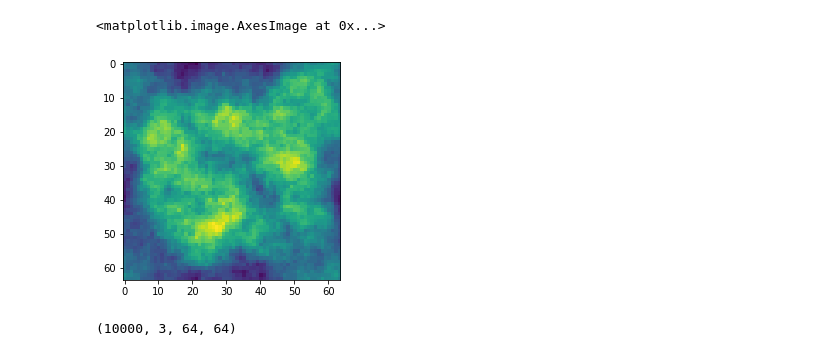
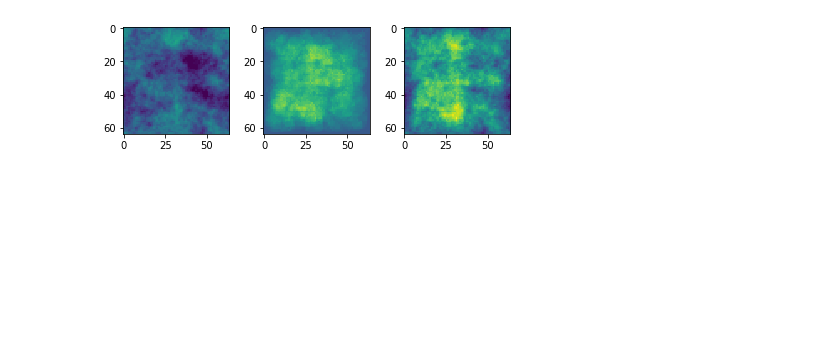
Before and after one commit to kmaylor/NN_Image_Separation_Test, a Jupyter notebook: creating_fake_sims.ipynb, the cells around one changed output. Saved outputs shown, nothing was run; the diff lists cells and outputs as text; code cells hidden in the pictures; blank space fills up the shorter version.

```diff
--- a/creating_fake_sims.ipynb
+++ b/creating_fake_sims.ipynb
@@ -94,9 +84,9 @@ plt.imshow(a[0][1])
-# %%
-plt.imshow(a[0][2])
-# %% [output]
-<matplotlib.image.AxesImage at 0x...>
-[figure, removed]
-# %%
-np.shape(a)
-# %% [output]
-(10000, 3, 64, 64)
+# %%
+fig, axes=plt.subplots(1,3)
+_min, _max = np.amin(a[1][2]), np.amax(a[1][2])
+axes[0].imshow(a[1][0], vmin = _min, vmax = _max)
+axes[1].imshow(a[1][1], vmin = _min, vmax = _max)
+axes[2].imshow(a[1][2], vmin = _min, vmax = _max)
+plt.tight_layout()
+# %% [output]
+[figure, added]
```
Also changed, not shown: parts of 3 cells of this notebook, 3 other files.
